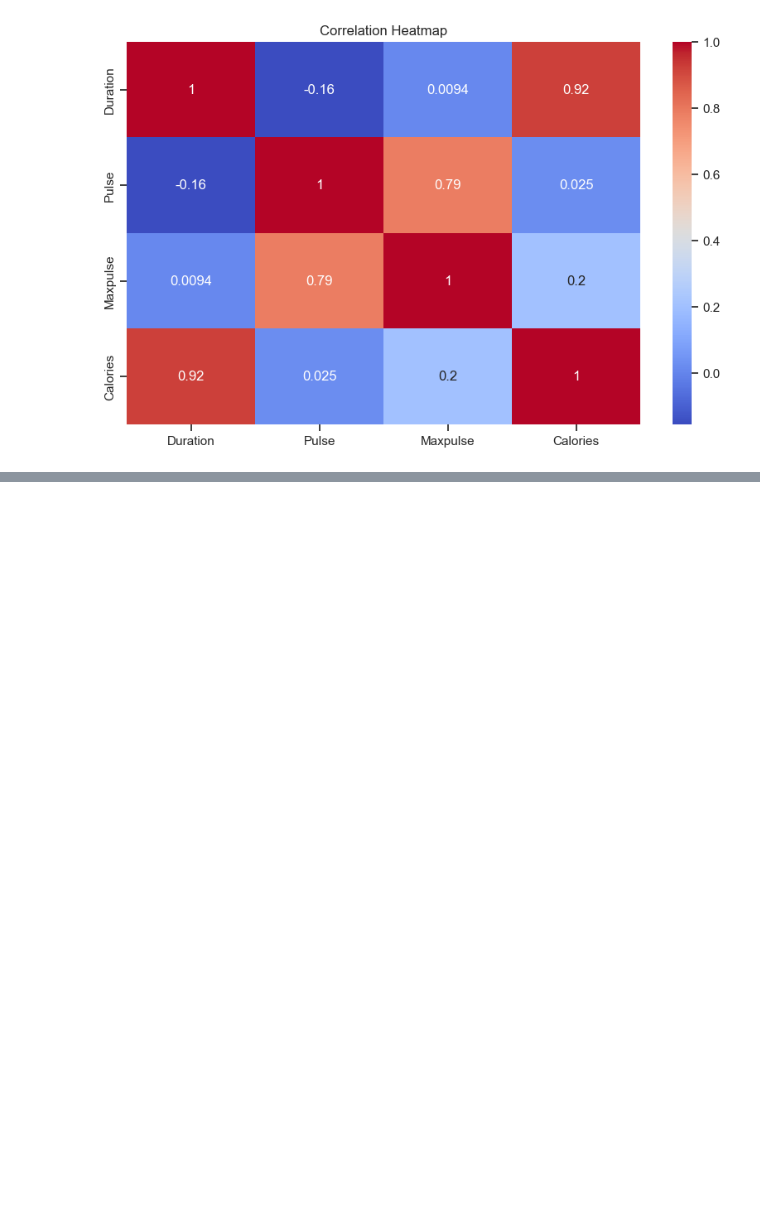
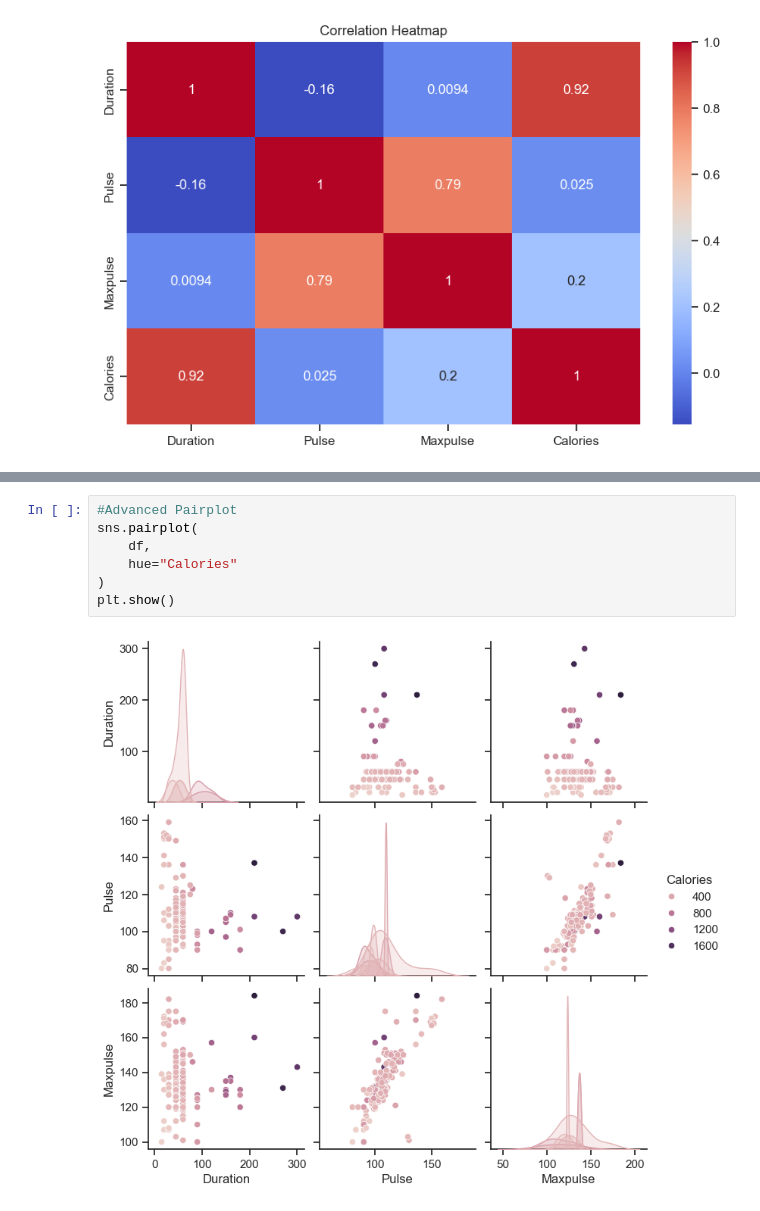
Before and after one commit to aryandhiman01/DataScience_ST, a Jupyter notebook: 17_June_ST.ipynb, the cells around one changed output, grey strips where cells are left out. Cells and saved outputs as stored; diff of their text form; blank space fills up the shorter version.

```diff
--- a/17_June_ST.ipynb
+++ b/17_June_ST.ipynb
@@ -115,0 +122,9 @@ plt.show()
+# %%
+#Advanced Pairplot
+sns.pairplot(
+    df,
+    hue="Calories"
+)
+plt.show()
+# %% [output]
+[figure, added]
```
Also changed, not shown: parts of 1 cell of this notebook.
